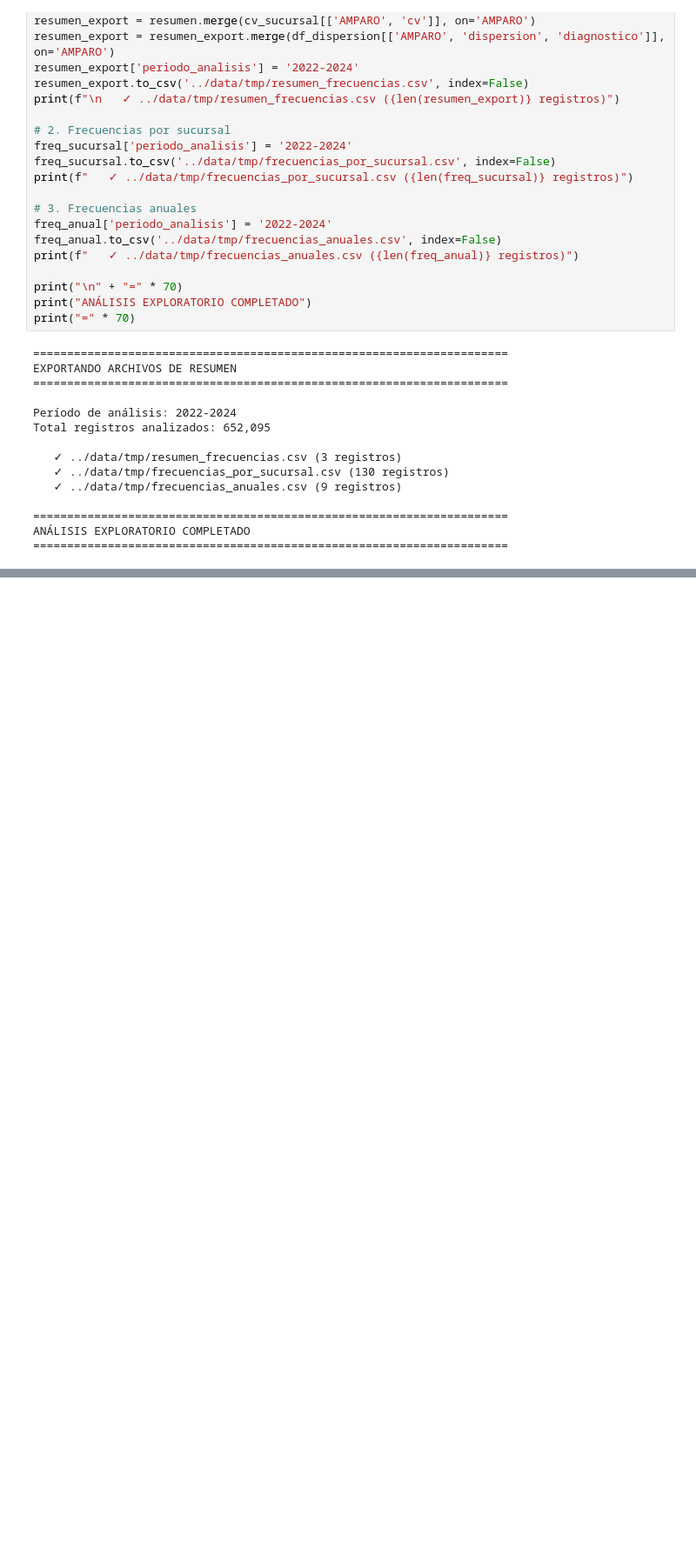
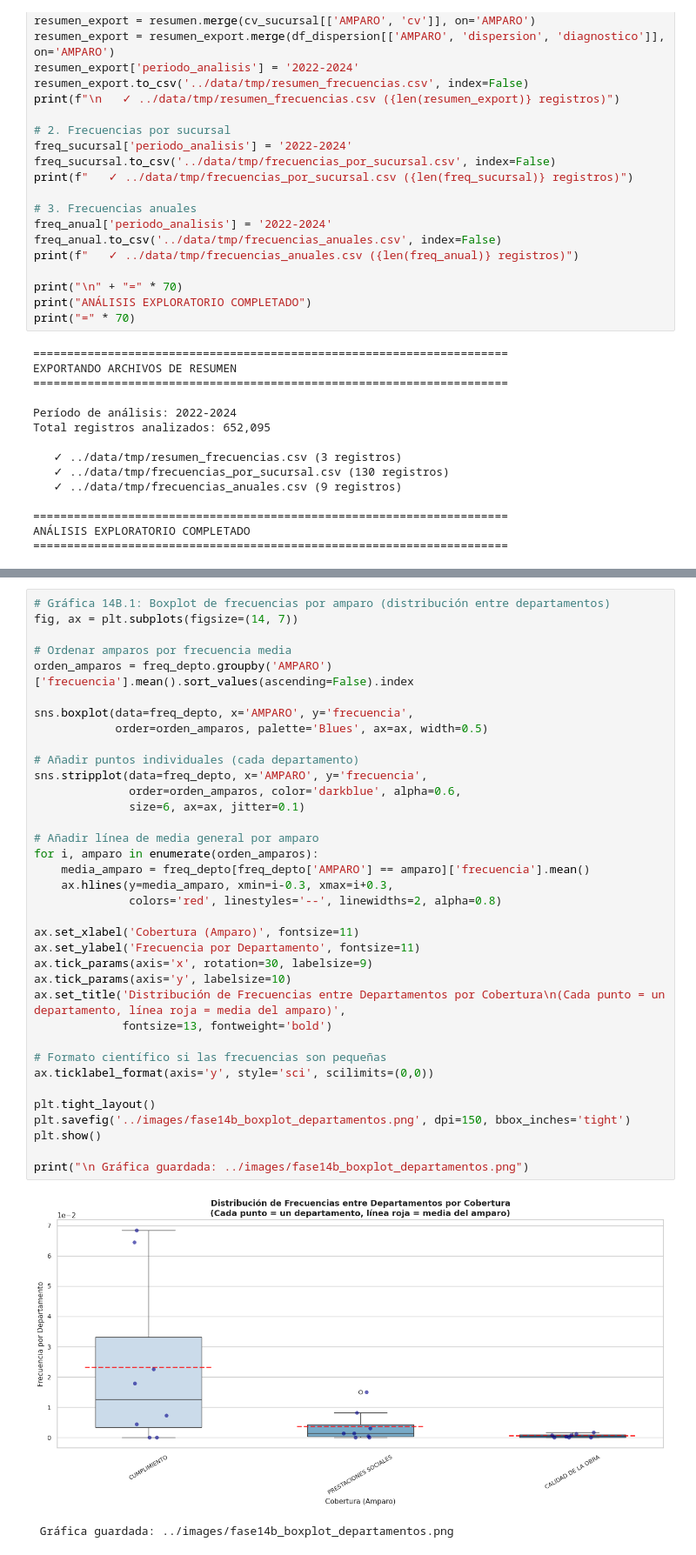
Before and after one commit to RiemannIntegrable/credibilidad-proyecto-final, a Jupyter notebook: notebooks/modelacion_frecuencia.ipynb, the cells around one changed output, grey strips where cells are left out. Shown at 87% size. Drawn from its saved outputs; the diff is of its cells as text; blank space fills up the shorter version.

Commit message:
frecuencia terminada

```diff
--- a/notebooks/modelacion_frecuencia.ipynb
+++ b/notebooks/modelacion_frecuencia.ipynb
@@ -2543,0 +2587,39 @@ ANÁLISIS EXPLORATORIO COMPLETADO
+# %%
+# Gráfica 14B.1: Boxplot de frecuencias por amparo (distribución entre departamentos)
+fig, ax = plt.subplots(figsize=(14, 7))
+
+# Ordenar amparos por frecuencia media
+orden_amparos = freq_depto.groupby('AMPARO')['frecuencia'].mean().sort_values(ascending=False).index
+
+sns.boxplot(data=freq_depto, x='AMPARO', y='frecuencia',
+            order=orden_amparos, palette='Blues', ax=ax, width=0.5)
+
+# Añadir puntos individuales (cada departamento)
+sns.stripplot(data=freq_depto, x='AMPARO', y='frecuencia',
+              order=orden_amparos, color='darkblue', alpha=0.6,
+              size=6, ax=ax, jitter=0.1)
+
+# Añadir línea de media general por amparo
+for i, amparo in enumerate(orden_amparos):
+    media_amparo = freq_depto[freq_depto['AMPARO'] == amparo]['frecuencia'].mean()
+    ax.hlines(y=media_amparo, xmin=i-0.3, xmax=i+0.3,
+              colors='red', linestyles='--', linewidths=2, alpha=0.8)
+
+ax.set_xlabel('Cobertura (Amparo)', fontsize=11)
+ax.set_ylabel('Frecuencia por Departamento', fontsize=11)
+ax.tick_params(axis='x', rotation=30, labelsize=9)
+ax.tick_params(axis='y', labelsize=10)
+ax.set_title('Distribución de Frecuencias entre Departamentos por Cobertura\n(Cada punto = un departamento, línea roja = media del amparo)',
+             fontsize=13, fontweight='bold')
+
+# Formato científico si las frecuencias son pequeñas
+ax.ticklabel_format(axis='y', style='sci', scilimits=(0,0))
+
+plt.tight_layout()
+plt.savefig('../images/fase14b_boxplot_departamentos.png', dpi=150, bbox_inches='tight')
+plt.show()
+
+print("\n Gráfica guardada: ../images/fase14b_boxplot_departamentos.png")
+# %% [output]
+[figure, added]
+ Gráfica guardada: ../images/fase14b_boxplot_departamentos.png
```
Also changed, not shown: parts of 23 cells of this notebook, 2 other files.
